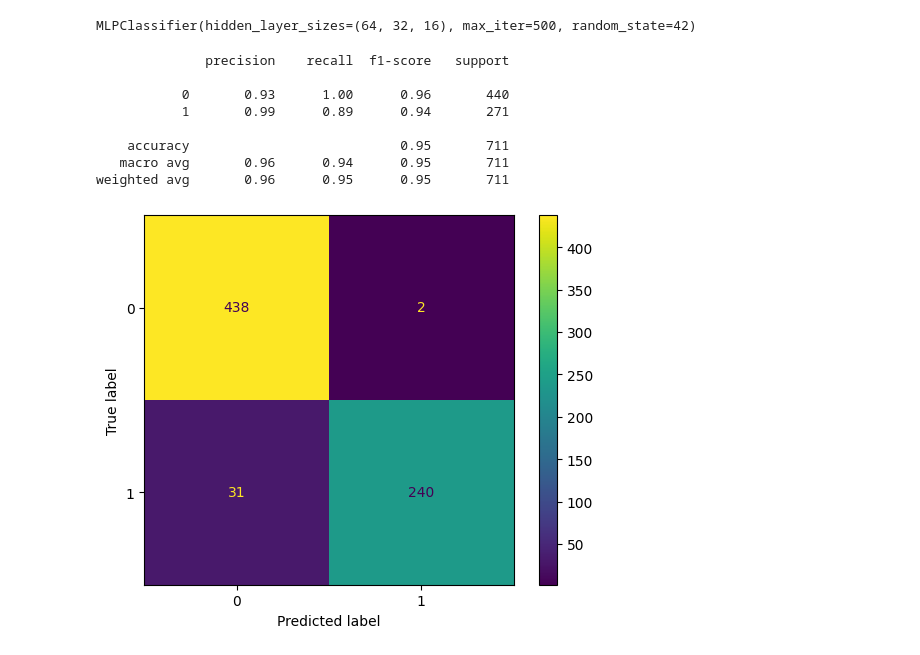
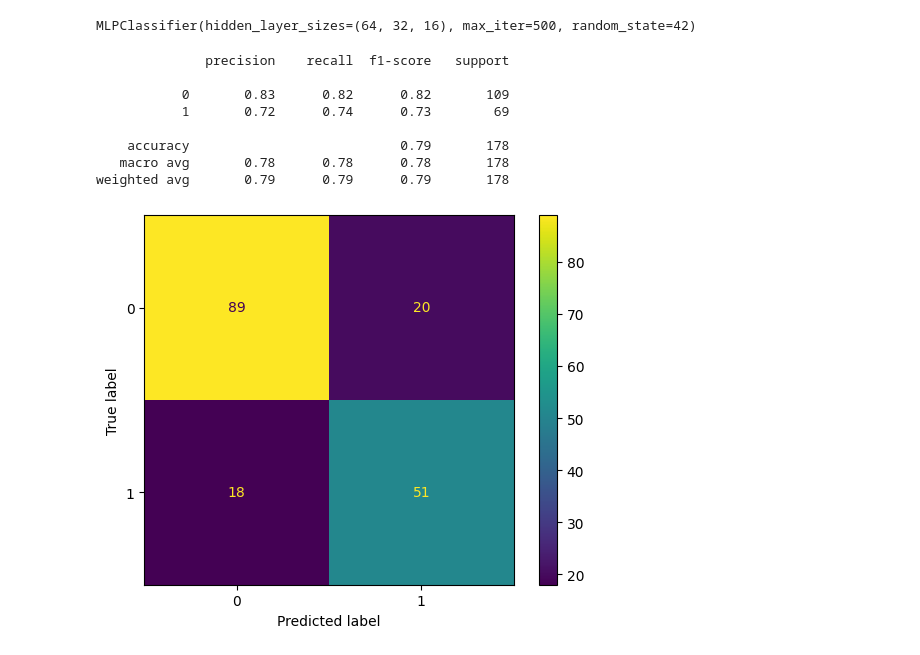
Before and after one commit to ChiaraTot/ONLINE_DS_THEBRIDGE_CHIARA, a Jupyter notebook: Practicas_Obligatorias/SP16-1_Practica_Obligatoria_Intro_DL/18_Practica_Obligatoria_Introduccion_Deep_Learning.ipynb, the cells around one changed output. Cells and saved outputs as stored; diff of their text form; code cells hidden in the pictures.

```diff
--- a/Practicas_Obligatorias/SP16-1_Practica_Obligatoria_Intro_DL/18_Practica_Obligatoria_Introduccion_Deep_Learning.ipynb
+++ b/Practicas_Obligatorias/SP16-1_Practica_Obligatoria_Intro_DL/18_Practica_Obligatoria_Introduccion_Deep_Learning.ipynb
@@ -293,15 +335,15 @@ grid_mlp.best_estimator_
 # %% [output]
 MLPClassifier(hidden_layer_sizes=(64, 32, 16), max_iter=500, random_state=42)
 # %%
-metrics_titanic(grid_rf,X_train, y_train)
+metrics_titanic(grid_rf,X_test, y_test)
 # %% [output]
               precision    recall  f1-score   support
 
-           0       0.93      1.00      0.96       440
-           1       0.99      0.89      0.94       271
+           0       0.83      0.82      0.82       109
+           1       0.72      0.74      0.73        69
 
-    accuracy                           0.95       711
-   macro avg       0.96      0.94      0.95       711
-weighted avg       0.96      0.95      0.95       711
+    accuracy                           0.79       178
+   macro avg       0.78      0.78      0.78       178
+weighted avg       0.79      0.79      0.79       178
-[figure, old version]
+[figure, new version]
 # %%
```
Also changed, not shown: parts of 6 cells of this notebook, 6 other files.
